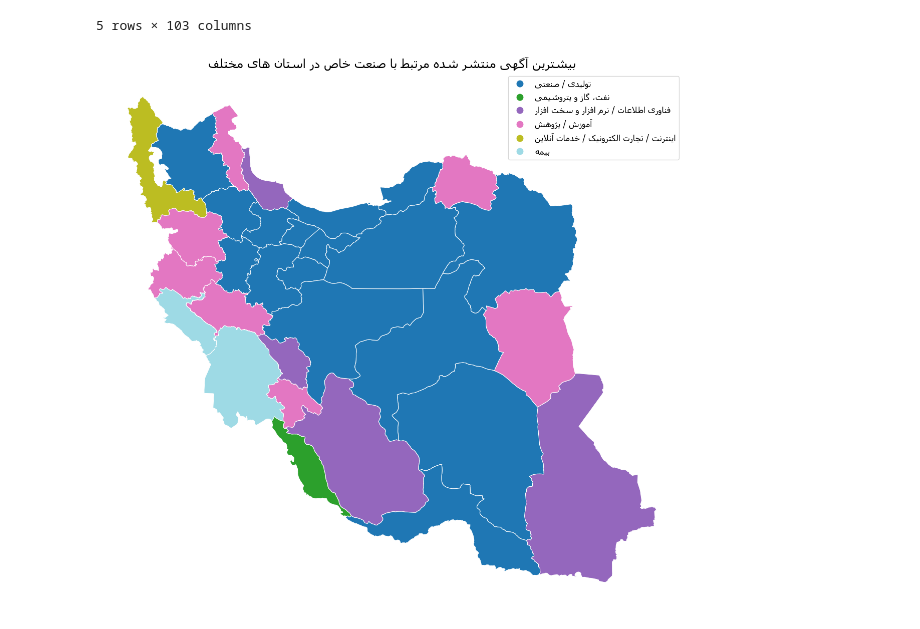
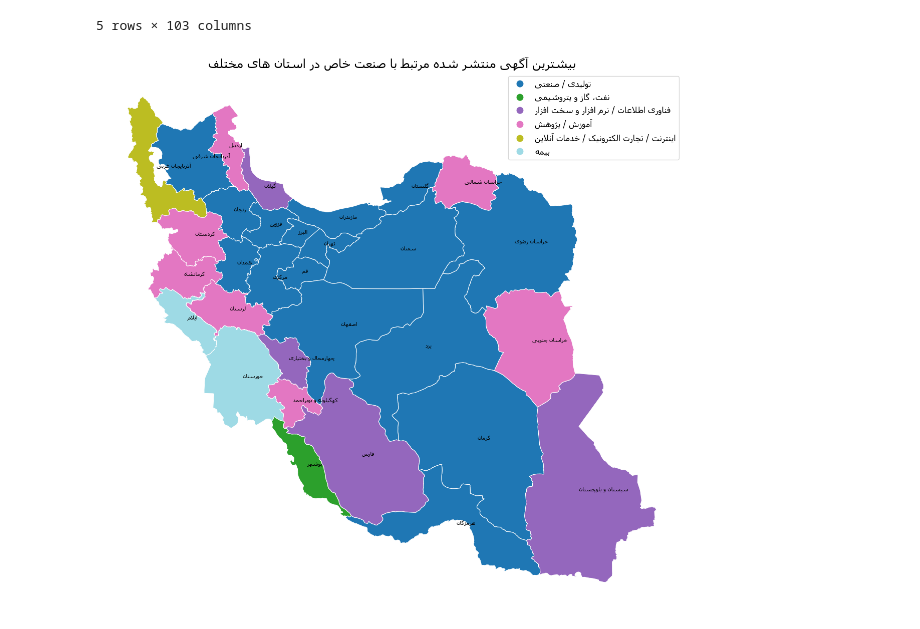
Before and after one commit to arianGh1/JobVision-Project, a Jupyter notebook: analysis.ipynb, the cells around one changed output. Cells and saved outputs as stored; diff of their text form; code cells hidden in the pictures.

```diff
--- a/analysis.ipynb
+++ b/analysis.ipynb
@@ -1403,24 +1403,24 @@ merged.head()
 # %%
 import matplotlib.pyplot as plt
 
 # Create the plot
 fig, ax = plt.subplots(1, 1, figsize=(15, 15))
 merged.plot(column='industry', ax=ax, legend=True, cmap='tab20', edgecolor='white', linewidth=0.8)
 
 
-'''for x, y, label in zip(merged.geometry.centroid.x, merged.geometry.centroid.y, merged.index):
-    ax.text(x, y, get_display(reshape(label)), fontsize=8)'''
+for x, y, label in zip(merged.geometry.centroid.x, merged.geometry.centroid.y, merged.index):
+    ax.text(x, y, get_display(reshape(label)), fontsize=8)
 
 
 ax.set_title(get_display(reshape('بیشترین آگهی منتشر شده مرتبط با صنعت خاص در استان های مختلف')), fontsize=18)
 
 
 ax.axis('off')
 
 
 #plt.savefig('iran_industry_map.png', dpi=300)
 
 
 plt.show()
 # %% [output]
-[figure, old version]
+[figure, new version]
```
Also changed, not shown: 1 other file.
